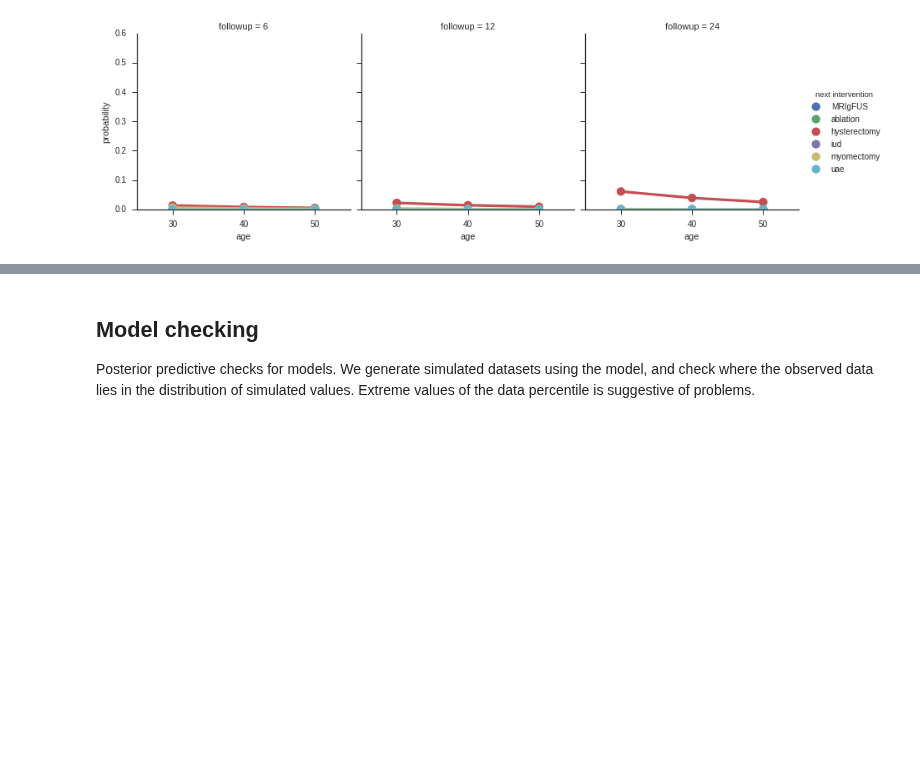
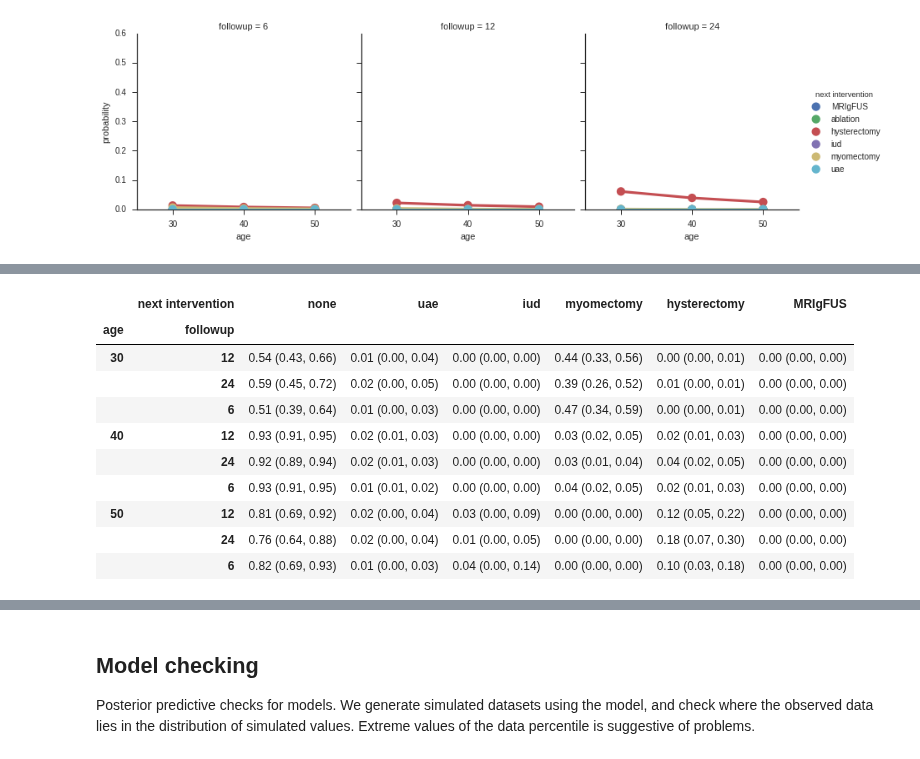
Before and after one commit to VanderbiltPopHealthSci/uterine_fibroids_MA, a Jupyter notebook: UF Interventions Meta-analysis.ipynb, the cells around one changed output, grey strips where cells are left out. Drawn from its saved outputs; the diff is of its cells as text; code cells hidden in the pictures; blank space fills up the shorter version.

Commit message:
Added draft summary tables

```diff
--- a/UF Interventions Meta-analysis.ipynb
+++ b/UF Interventions Meta-analysis.ipynb
@@ -819,0 +834,2 @@ factorplot(med_manage_table)
+# %%
+full_table = pd.concat(all_tables)
@@ -819,0 +845,4 @@ factorplot(med_manage_table)
+# %%
+full_table['probability (95% CI)'] = full_table.apply(lambda x: '{0:1.2f} ({1:1.2f}, {2:1.2f})'.format(x['probability'],
+                                                                                        x['hpd_2.5'],
+                                                                                        x['hpd_97.5']), axis=1)
@@ -819,0 +858,31 @@ factorplot(med_manage_table)
+# %%
+table_pivot = table.assign(age_followup=table.age.astype(str)+'-'+table.followup.astype(str)).pivot(index='age_followup',
+                                                            columns='next intervention',
+                                                            values='probability (95% CI)')
+age, followup = np.transpose([(int(a), int(f)) for a,f in table_pivot.index.str.split('-').values])
+table_pivot = table_pivot.set_index([age, followup])
+table_pivot.index.names = 'age', 'followup'
+# %%
+formatted_tables = {}
+for inter,table in full_table.groupby('initial_treatment'):
+    table_pivot = table.assign(age_followup=table.age.astype(str)+'-'+table.followup.astype(str)).pivot(index='age_followup',
+                                                            columns='next intervention',
+                                                            values='probability (95% CI)')
+    age, followup = np.transpose([(int(a), int(f)) for a,f in table_pivot.index.str.split('-').values])
+    table_pivot = table_pivot.set_index([age, followup])
+    table_pivot.index.names = 'age', 'followup'
+    formatted_tables[inter] = table_pivot[['none', 'uae', 'iud', 'myomectomy', 'hysterectomy', 'MRIgFUS']]
+# %%
+formatted_tables['UAE']
+# %% [output]
+|  | next intervention | none | uae | iud | myomectomy | hysterectomy | MRIgFUS |
+| age | followup |  |  |  |  |  |  |
+| 30 | 12 | 0.54 (0.43, 0.66) | 0.01 (0.00, 0.04) | 0.00 (0.00, 0.00) | 0.44 (0.33, 0.56) | 0.00 (0.00, 0.01) | 0.00 (0.00, 0.00) |
+|  | 24 | 0.59 (0.45, 0.72) | 0.02 (0.00, 0.05) | 0.00 (0.00, 0.00) | 0.39 (0.26, 0.52) | 0.01 (0.00, 0.01) | 0.00 (0.00, 0.00) |
+|  | 6 | 0.51 (0.39, 0.64) | 0.01 (0.00, 0.03) | 0.00 (0.00, 0.00) | 0.47 (0.34, 0.59) | 0.00 (0.00, 0.01) | 0.00 (0.00, 0.00) |
+| 40 | 12 | 0.93 (0.91, 0.95) | 0.02 (0.01, 0.03) | 0.00 (0.00, 0.00) | 0.03 (0.02, 0.05) | 0.02 (0.01, 0.03) | 0.00 (0.00, 0.00) |
+|  | 24 | 0.92 (0.89, 0.94) | 0.02 (0.01, 0.03) | 0.00 (0.00, 0.00) | 0.03 (0.01, 0.04) | 0.04 (0.02, 0.05) | 0.00 (0.00, 0.00) |
+|  | 6 | 0.93 (0.91, 0.95) | 0.01 (0.01, 0.02) | 0.00 (0.00, 0.00) | 0.04 (0.02, 0.05) | 0.02 (0.01, 0.03) | 0.00 (0.00, 0.00) |
+| 50 | 12 | 0.81 (0.69, 0.92) | 0.02 (0.00, 0.04) | 0.03 (0.00, 0.09) | 0.00 (0.00, 0.00) | 0.12 (0.05, 0.22) | 0.00 (0.00, 0.00) |
+|  | 24 | 0.76 (0.64, 0.88) | 0.02 (0.00, 0.04) | 0.01 (0.00, 0.05) | 0.00 (0.00, 0.00) | 0.18 (0.07, 0.30) | 0.00 (0.00, 0.00) |
+|  | 6 | 0.82 (0.69, 0.93) | 0.01 (0.00, 0.03) | 0.04 (0.00, 0.14) | 0.00 (0.00, 0.00) | 0.10 (0.03, 0.18) | 0.00 (0.00, 0.00) |
```
Also changed, not shown: parts of 10 cells of this notebook.
